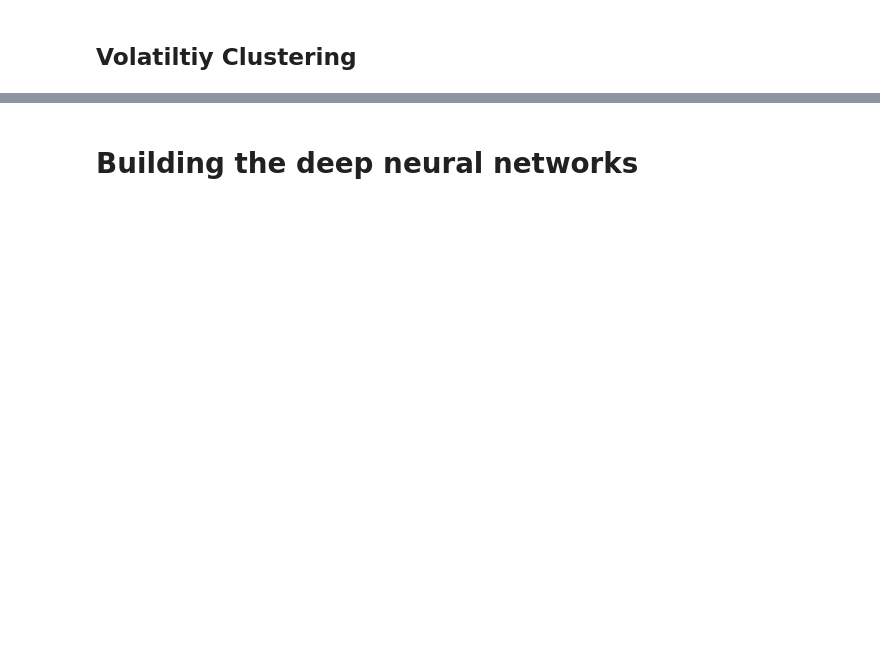
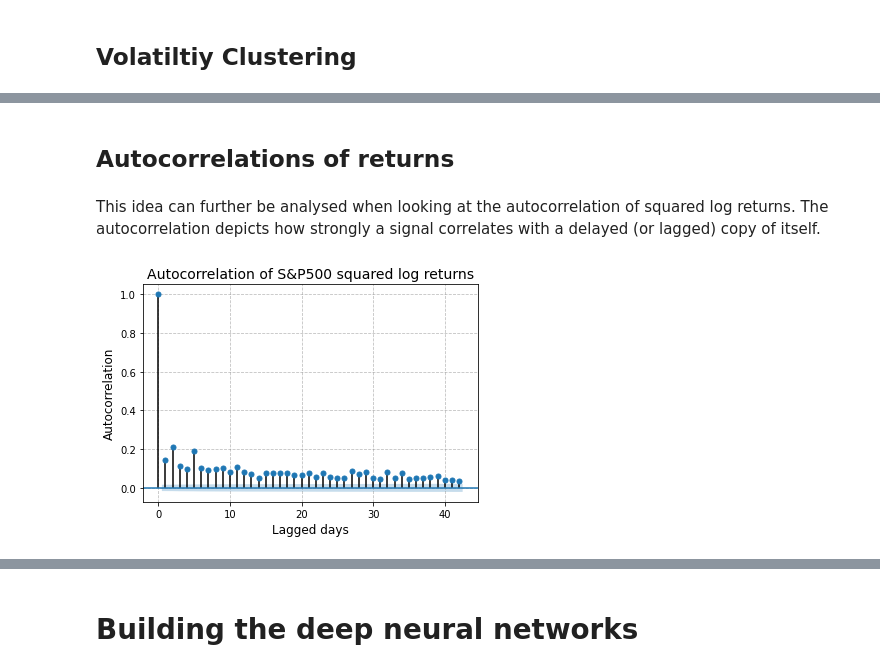
Before and after one commit to 1pierre1/ML-for-Finance, a Jupyter notebook: S&P500Forecasting.ipynb, the cells around one changed output, grey strips where cells are left out. Drawn from its saved outputs; the diff is of its cells as text; code cells hidden in the pictures; blank space fills up the shorter version.

```diff
--- a/S&P500Forecasting.ipynb
+++ b/S&P500Forecasting.ipynb
@@ -90,0 +107,15 @@ We can clearly see volatility clustering in times of financial distress (global
+# %% [markdown]
+## Autocorrelations of returns
+# %% [markdown]
+This idea can further be analysed when looking at the autocorrelation of squared log returns. The autocorrelation depicts how strongly a signal correlates with a delayed (or lagged) copy of itself.
+# %%
+from statsmodels.graphics.tsaplots import plot_acf
+plot_acf(df['sqlnret'])
+plt.title('Autocorrelation of S&P500 squared log returns', fontsize = 14)
+plt.ylabel('Autocorrelation', fontsize = 12)
+plt.yticks(fontsize = 10)
+plt.xlabel('Lagged days', fontsize = 12)
+plt.xticks(fontsize = 10)
+plt.grid(color = 'grey', alpha = 0.5, linestyle = '--')
+# %% [output]
+[figure, added]
```
Also changed, not shown: parts of 59 cells of this notebook.
